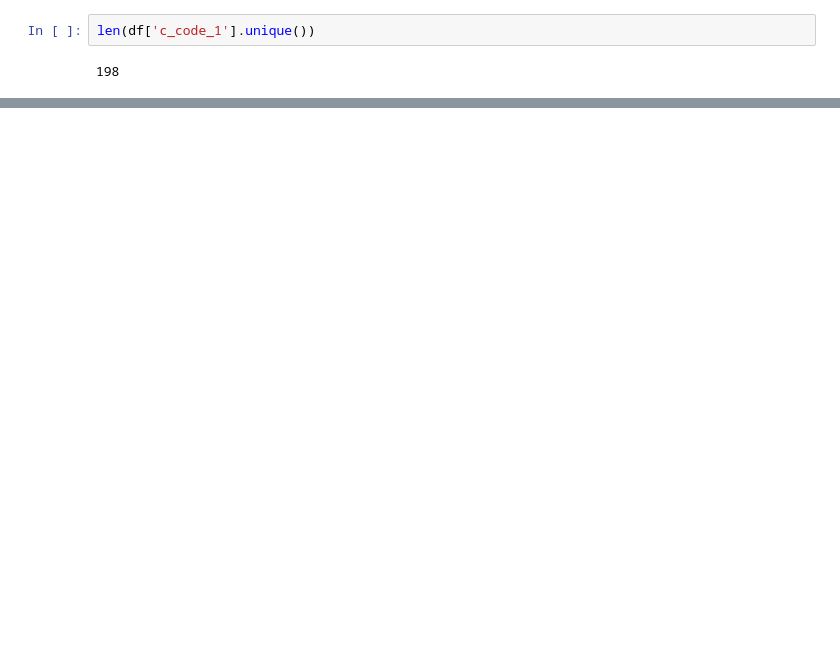
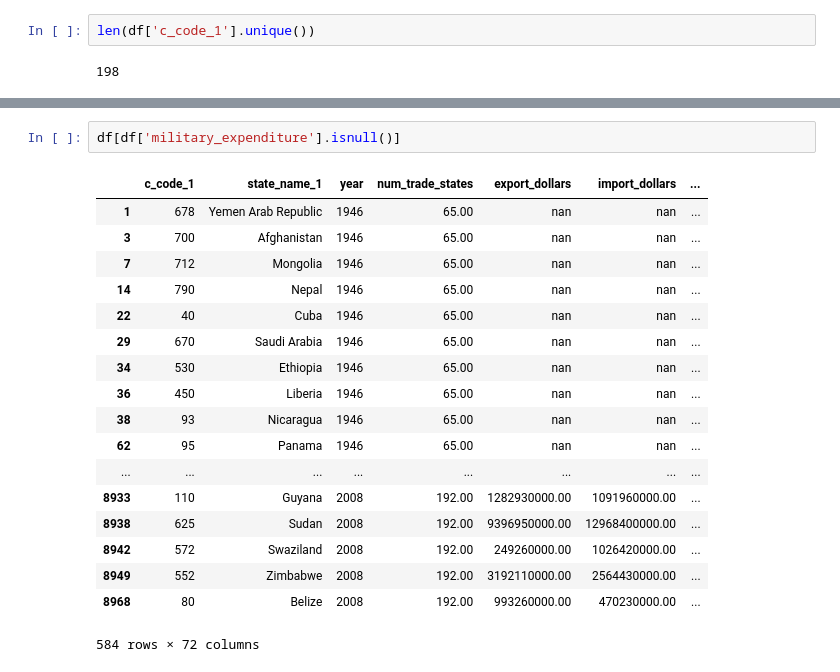
Before and after one commit to cyaris/international_armed_conflict, a Jupyter notebook: Armed Conflict Data Clean.ipynb, the cells around one changed output, grey strips where cells are left out. Drawn from its saved outputs; the diff is of its cells as text; blank space fills up the shorter version.

```diff
--- a/Armed Conflict Data Clean.ipynb
+++ b/Armed Conflict Data Clean.ipynb
@@ -444,0 +876,21 @@ len(df['c_code_1'].unique())
+# %%
+df[df['military_expenditure'].isnull()]
+# %% [output]
+|  | c_code_1 | state_name_1 | year | num_trade_states | export_dollars | import_dollars | ... |
+| 1 | 678 | Yemen Arab Republic | 1946 | 65.00 | nan | nan | ... |
+| 3 | 700 | Afghanistan | 1946 | 65.00 | nan | nan | ... |
+| 7 | 712 | Mongolia | 1946 | 65.00 | nan | nan | ... |
+| 14 | 790 | Nepal | 1946 | 65.00 | nan | nan | ... |
+| 22 | 40 | Cuba | 1946 | 65.00 | nan | nan | ... |
+| 29 | 670 | Saudi Arabia | 1946 | 65.00 | nan | nan | ... |
+| 34 | 530 | Ethiopia | 1946 | 65.00 | nan | nan | ... |
+| 36 | 450 | Liberia | 1946 | 65.00 | nan | nan | ... |
+| 38 | 93 | Nicaragua | 1946 | 65.00 | nan | nan | ... |
+| 62 | 95 | Panama | 1946 | 65.00 | nan | nan | ... |
+| ... | ... | ... | ... | ... | ... | ... | ... |
+| 8933 | 110 | Guyana | 2008 | 192.00 | 1282930000.00 | 1091960000.00 | ... |
+| 8938 | 625 | Sudan | 2008 | 192.00 | 9396950000.00 | 12968400000.00 | ... |
+| 8942 | 572 | Swaziland | 2008 | 192.00 | 249260000.00 | 1026420000.00 | ... |
+| 8949 | 552 | Zimbabwe | 2008 | 192.00 | 3192110000.00 | 2564430000.00 | ... |
+| 8968 | 80 | Belize | 2008 | 192.00 | 993260000.00 | 470230000.00 | ... |
+584 rows × 72 columns
```
Also changed, not shown: parts of 34 cells of this notebook, 3 other files.
